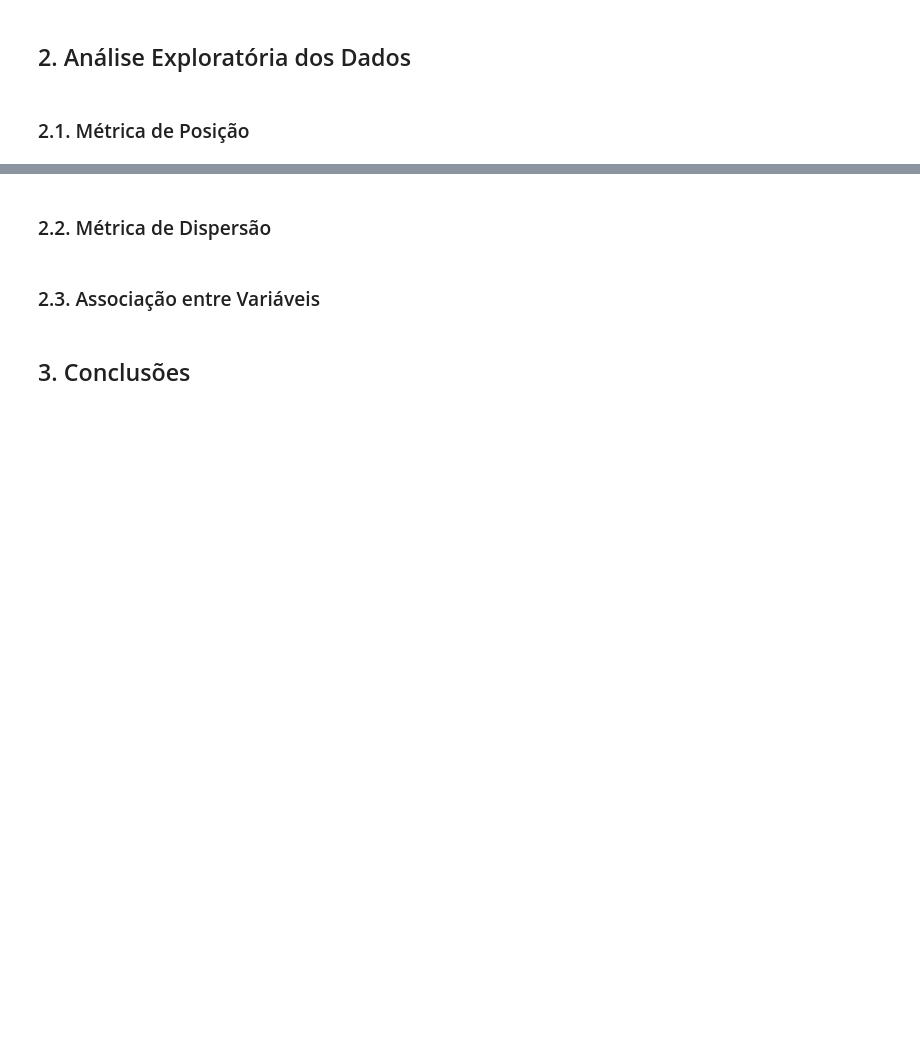
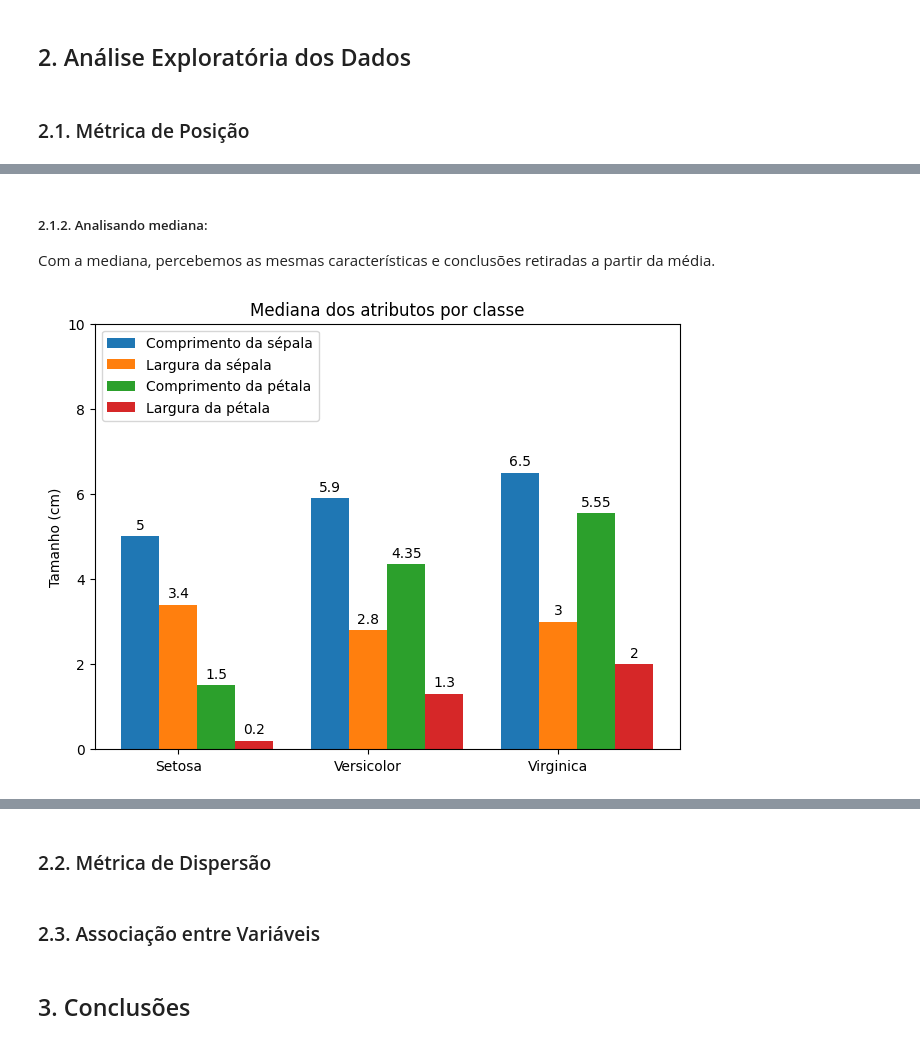
Before and after one commit to laviniacaldas/eda_iris, a Jupyter notebook: Analise_Exploratoria.ipynb, the cells around one changed output, grey strips where cells are left out. Drawn from its saved outputs; the diff is of its cells as text; code cells hidden in the pictures; blank space fills up the shorter version.

```diff
--- a/Analise_Exploratoria.ipynb
+++ b/Analise_Exploratoria.ipynb
@@ -64,0 +101,35 @@ pd.Series.mean(data[0][data[4] == 'Iris-setosa']), pd.Series.mean(data[0][data[4
+# %% [markdown]
+##### 2.1.2. Analisando mediana:
+
+Com a mediana, percebemos as mesmas características e conclusões retiradas a partir da média.
+# %%
+classes = ("Setosa", "Versicolor", "Virginica")
+medianas = {
+    'Comprimento da sépala': (setosa.median()[0], versicolor.median()[0], virginica.median()[0]),
+    'Largura da sépala': (setosa.median()[1], versicolor.median()[1], virginica.median()[1]),
+    'Comprimento da pétala': (setosa.median()[2], versicolor.median()[2], virginica.median()[2]),
+    'Largura da pétala': (setosa.median()[3], versicolor.median()[3], virginica.median()[3])
+}
+
+posicoes = np.arange(len(classes))
+largura = 0.2
+mulplicador = 0
+
+fig, ax = plt.subplots(layout='constrained')
+
+for atributo, medida in medianas.items():
+    distancia = largura * mulplicador
+    rects = ax.bar(posicoes + distancia, medida, largura, label=atributo)
+    ax.bar_label(rects, padding=3)
+    mulplicador += 1
+
+ax.set_ylabel('Tamanho (cm)')
+ax.set_title('Mediana dos atributos por classe')
+ax.set_xticks(posicoes + largura, classes)
+ax.legend(["Comprimento da sépala","Largura da sépala","Comprimento da pétala","Largura da pétala"], loc= 'upper left')
+ax.set_ylim(0, 10)
+
+
+plt.show()
+# %% [output]
+[figure, added]
```
Also changed, not shown: parts of 9 cells of this notebook.
